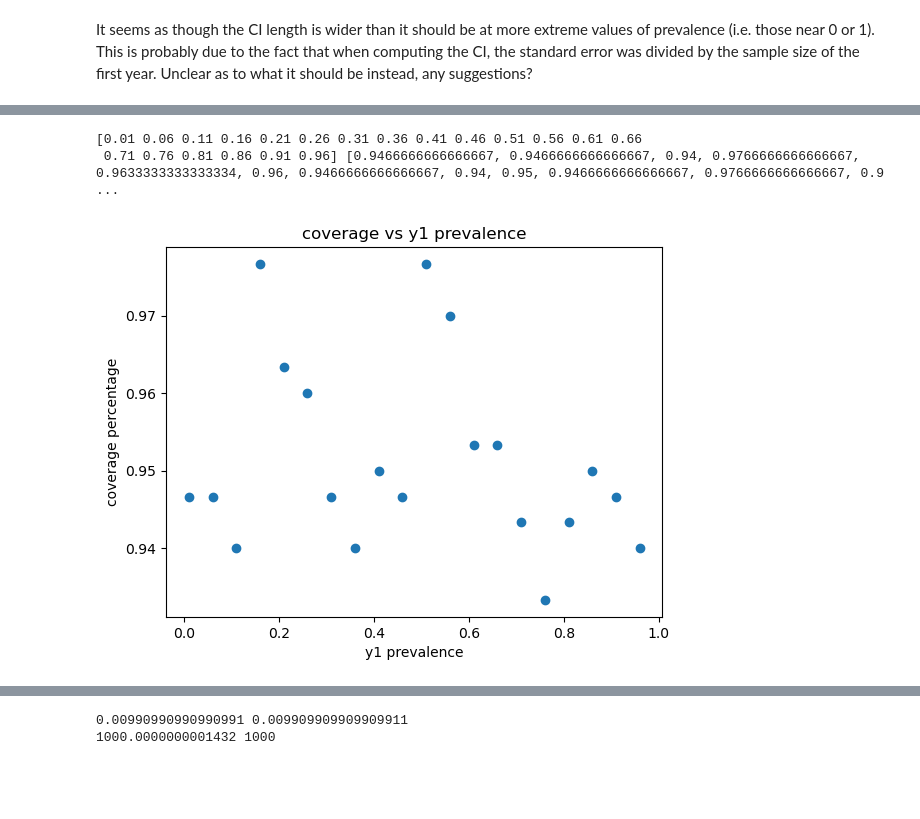
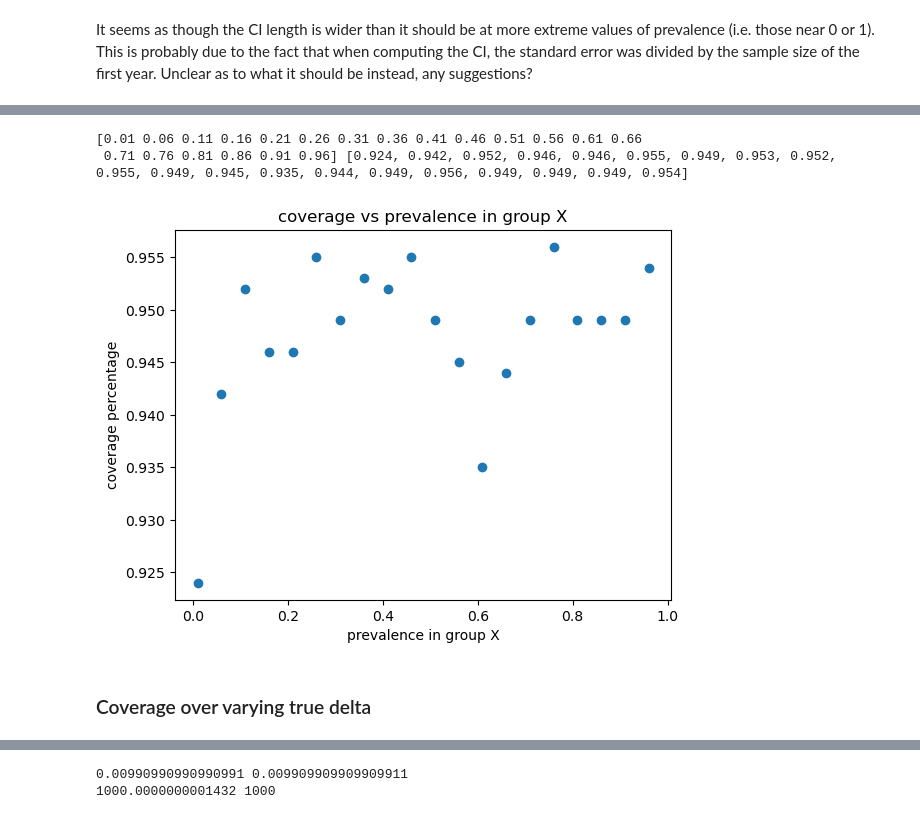
Before and after one commit to ihmeuw-msca/distrx, a Jupyter notebook: simulations.ipynb, the cells around one changed output, grey strips where cells are left out. Saved outputs shown, nothing was run; the diff lists cells and outputs as text; code cells hidden in the pictures; blank space fills up the shorter version.

```diff
--- a/simulations.ipynb
+++ b/simulations.ipynb
@@ -101,25 +102,13 @@ True percentage change in proportions:  0.050000000000000044
 # %%
 # TODO: document coverage with graphs in the tails
-coverages = np.zeros(NREP)
-mu_txs = np.zeros(NREP)
-ci_uppers = np.zeros(NREP)
-ci_lowers = np.zeros(NREP)
-y1_rep1 = y1_incid[0]
-y2_rep1 = y2_incid[0]
+coverages, mu_txs, ci_uppers, ci_lowers = np.zeros(NREP), np.zeros(NREP), np.zeros(NREP), np.zeros(NREP)
 
-# print(transform_percentage_change_counts1(y1_rep1, Y1_POP, y2_rep1, Y2_POP))
+# TODO: try to incorporate this into the testing suite
 # print(np.var(y1_incid, ddof=1))
-# print(transform_percentage_change_counts2(y1_rep1, Y1_POP, y2_rep1, Y2_POP))
-# raise KeyboardInterrupt
-# TODO: ask Kelsey for function interface options
-# TODO: get some slides together for high level issue and consequence descriptoin
 for i in range(NREP):
-  mu_txs[i], sigma_hat = transform_percentage_change_counts1(y1_incid[i], Y1_POP, y2_incid[i], Y2_POP)
-  # print(delta_hat, sigma_hat)
-  ci_uppers[i] = mu_txs[i] + Q * sigma_hat / np.sqrt(Y1_POP)
-  ci_lowers[i] = mu_txs[i] - Q * sigma_hat / np.sqrt(Y1_POP)
-  # ci_uppers[i] = mu_txs[i] + Q * sigma_hat
-  # ci_lowers[i] = mu_txs[i] - Q * sigma_hat
+  mu_txs[i], sigma_hat = transform_percentage_change(y1_incid[i], Y1_POP, y2_incid[i], Y2_POP)
+  ci_uppers[i] = mu_txs[i] + Q * sigma_hat
+  ci_lowers[i] = mu_txs[i] - Q * sigma_hat
   if (ci_lowers[i] < TRUE_DIFF and TRUE_DIFF < ci_uppers[i]):
     coverages[i] = 1
 
@@ -135,36 +126,33 @@ It seems as though the CI length is wider than it should be at more extreme valu
 # %%
 y1_prevalences = np.arange(0.01, 1, 0.05)
 all_coverages = []
+
 for y1_prev in y1_prevalences:
-  coverages = np.zeros(NREP)
-  mu_txs = np.zeros(NREP)
-  ci_uppers = np.zeros(NREP)
-  ci_lowers = np.zeros(NREP)
+  coverages, mu_txs, ci_uppers, ci_lowers = np.zeros(NREP), np.zeros(NREP), np.zeros(NREP), np.zeros(NREP)
   Y1_POP, Y1_PREV = 1000, y1_prev
-  Y2_POP, Y2_PREV = 1050, (Y1_PREV + 0.02)
+  Y2_POP, Y2_PREV = 1000, (Y1_PREV + 0.02)
   TRUE_DIFF = (Y2_PREV / Y1_PREV) - 1
 
-  # simulate incidence from 2 years w/differing aforementioned parameters
   y1_incid = np.random.binomial(Y1_POP, Y1_PREV, size=NREP)
   y2_incid = np.random.binomial(Y2_POP, Y2_PREV, size=NREP)
   for i in range(NREP):
-    mu_txs[i], sigma_hat = transform_percentage_change_counts1(y1_incid[i], Y1_POP, y2_incid[i], Y2_POP)
-    # print(delta_hat, sigma_hat)
-    ci_uppers[i] = mu_txs[i] + Q * sigma_hat / np.sqrt(Y1_POP)
-    ci_lowers[i] = mu_txs[i] - Q * sigma_hat / np.sqrt(Y1_POP)
-    # ci_uppers[i] = mu_txs[i] + Q * sigma_hat
-    # ci_lowers[i] = mu_txs[i] - Q * sigma_hat
+    mu_txs[i], sigma_hat = transform_percentage_change(y1_incid[i], Y1_POP, y2_incid[i], Y2_POP)
+    ci_uppers[i] = mu_txs[i] + Q * sigma_hat
+    ci_lowers[i] = mu_txs[i] - Q * sigma_hat
     if (ci_lowers[i] < TRUE_DIFF and TRUE_DIFF < ci_uppers[i]):
       coverages[i] = 1
   all_coverages.append((coverages == 1).sum() / NREP)
+
 print(y1_prevalences, all_coverages)
-plt.xlabel("y1 prevalence")
+plt.xlabel("prevalence in group X")
 plt.ylabel("coverage percentage")
-plt.title("coverage vs y1 prevalence")
+plt.title("coverage vs prevalence in group X")
 plt.scatter(y1_prevalences, all_coverages)
 plt.show()
 # %% [output]
 [0.01 0.06 0.11 0.16 0.21 0.26 0.31 0.36 0.41 0.46 0.51 0.56 0.61 0.66
- 0.71 0.76 0.81 0.86 0.91 0.96] [0.9466666666666667, 0.9466666666666667, 0.94, 0.9766666666666667, 0.9633333333333334, 0.96, 0.9466666666666667, 0.94, 0.95, 0.9466666666666667, 0.9766666666666667, 0.9 ...
+ 0.71 0.76 0.81 0.86 0.91 0.96] [0.924, 0.942, 0.952, 0.946, 0.946, 0.955, 0.949, 0.953, 0.952, 0.955, 0.949, 0.945, 0.935, 0.944, 0.949, 0.956, 0.949, 0.949, 0.949, 0.954]
-[figure, old version]
+[figure, new version]
+# %% [markdown]
+### Coverage over varying true delta
 # %%
```
Also changed, not shown: parts of 14 cells of this notebook, 2 other files.
